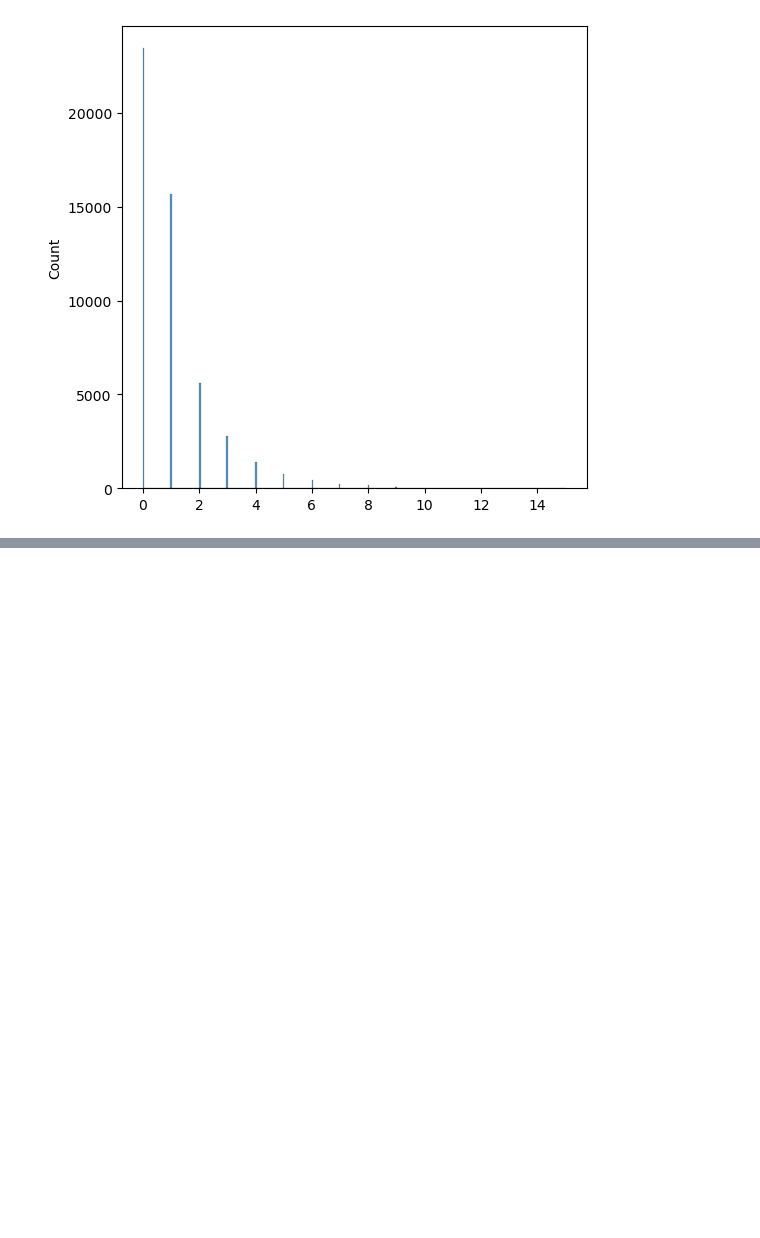
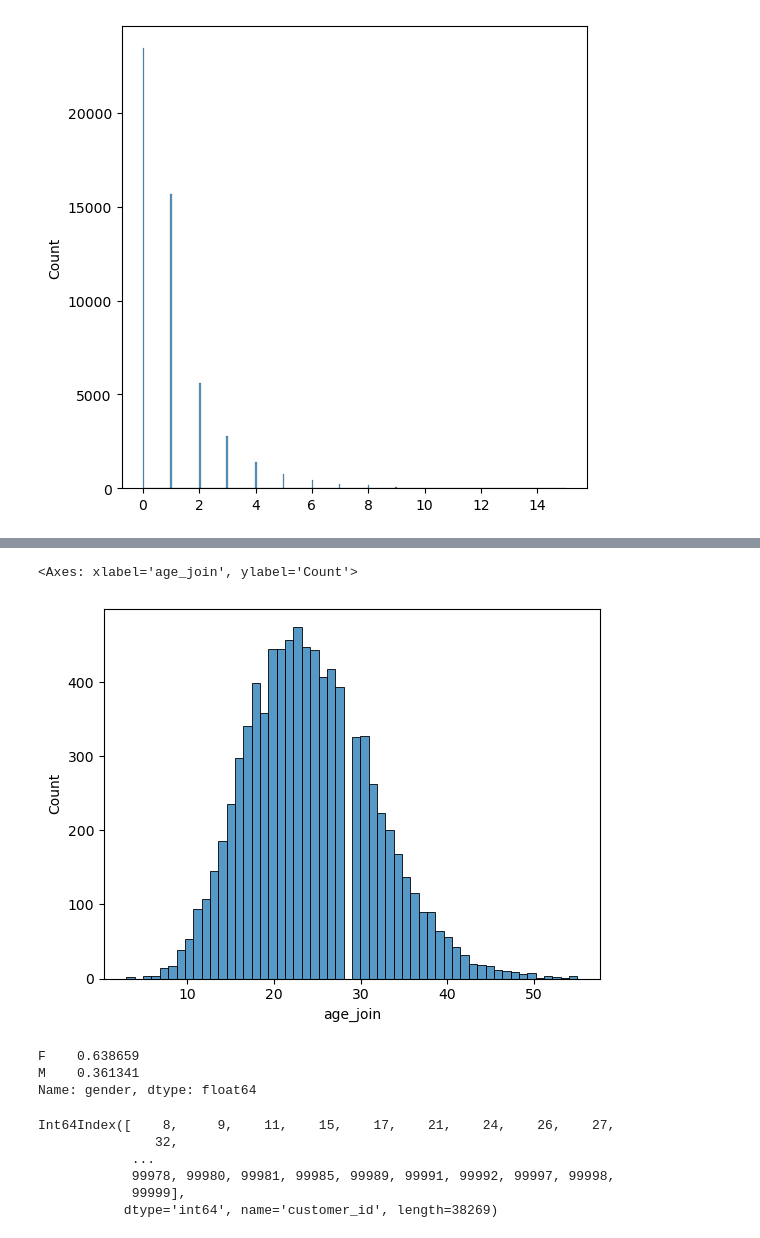
Before and after one commit to NARAEIM/tp2-da, a Jupyter notebook: tp2_da_hyunjune.ipynb, the cells around one changed output, grey strips where cells are left out. Cells and saved outputs as stored; diff of their text form; code cells hidden in the pictures; blank space fills up the shorter version.

```diff
--- a/tp2_da_hyunjune.ipynb
+++ b/tp2_da_hyunjune.ipynb
@@ -435,0 +542,3 @@ plt.show()
+# %%
+customer_purchase_1 = customer[customer['customer_id'].isin(purchase_cnt[purchase_cnt == 1].index)]
+customer_purchase_1.head()
@@ -435,0 +552,3 @@ plt.show()
+# %%
+trans_purchase_1 = transaction_new[transaction_new['customer_id'].isin(purchase_cnt[purchase_cnt == 1].index)]
+trans_purchase_1.head()
@@ -435,0 +562,3 @@ plt.show()
+# %%
+merge_cust_trans_1 = pd.merge(customer_purchase_1, trans_purchase_1, how='inner', on='customer_id')
+merge_cust_trans_1.head()
@@ -435,0 +572,20 @@ plt.show()
+# %%
+sns.histplot(data = merge_cust_trans_1, x='age_join')
+# %% [output]
+<Axes: xlabel='age_join', ylabel='Count'>
+[figure, added]
+# %%
+merge_cust_trans_1.gender.value_counts(normalize=True)
+# %% [output]
+F    0.638659
+M    0.361341
+Name: gender, dtype: float64
+# %%
+purchase_cnt[(purchase_cnt <= 27)].index
+# %% [output]
+Int64Index([    8,     9,    11,    15,    17,    21,    24,    26,    27,
+               32,
+            ...
+            99978, 99980, 99981, 99985, 99989, 99991, 99992, 99997, 99998,
+            99999],
+           dtype='int64', name='customer_id', length=38269)
```
Also changed, not shown: parts of 21 cells of this notebook.
